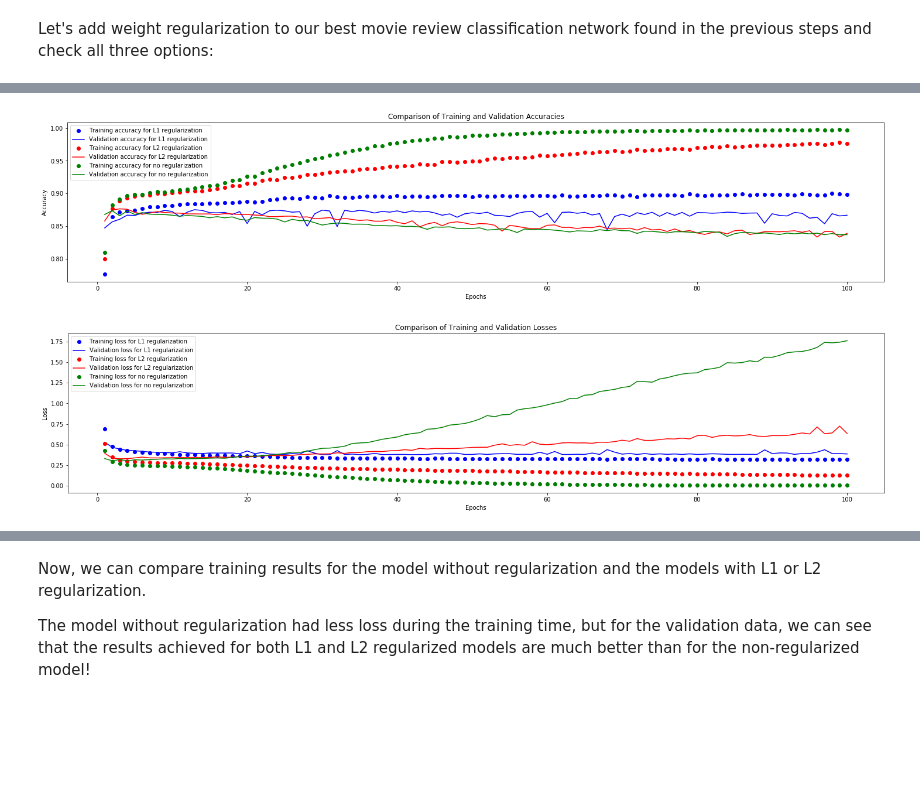
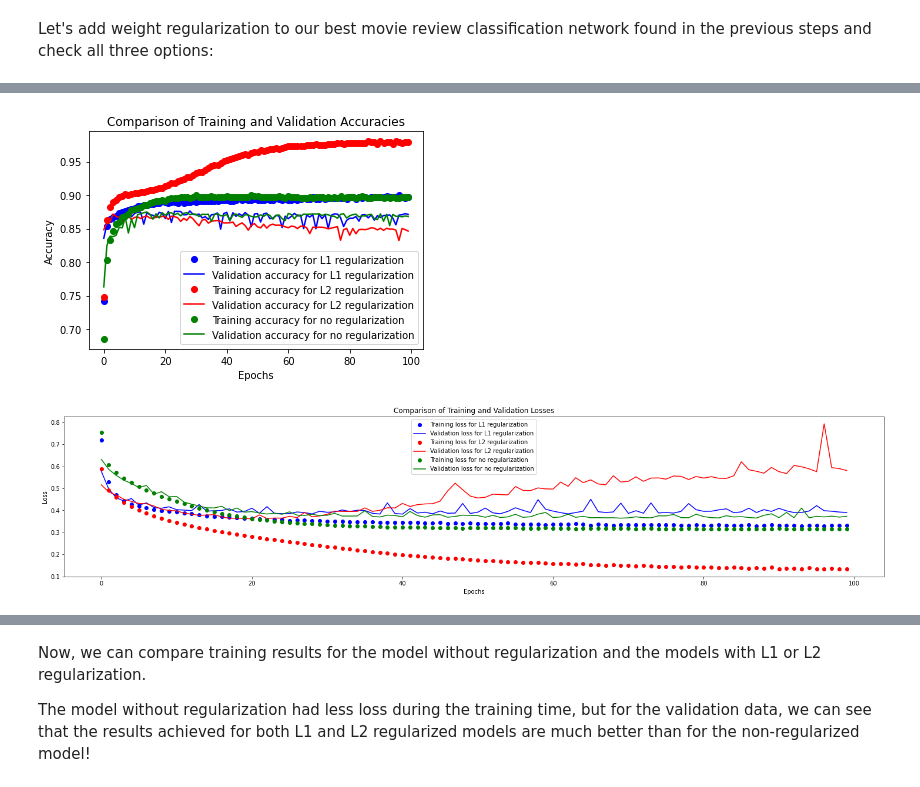
Before and after one commit to WykwalifikowanyProgramista7000/Magisterka, a Jupyter notebook: CI/lab02/AH-Lecture-Overfitting-and-Underfitting.ipynb, the cells around one changed output, grey strips where cells are left out. Cells and saved outputs as stored; diff of their text form; code cells hidden in the pictures; blank space fills up the shorter version.

```diff
--- a/CI/lab02/AH-Lecture-Overfitting-and-Underfitting.ipynb
+++ b/CI/lab02/AH-Lecture-Overfitting-and-Underfitting.ipynb
@@ -603,27 +595,27 @@ Epoch 100/100
 # %%
 # Compare the accuracies of three training processes
 acc1 = historyL1.history['acc']
 val_acc1 = historyL1.history['val_acc']
 acc2 = historyL2.history['acc']
 val_acc2 = historyL2.history['val_acc']
-acc3 = history3.history['acc']
-val_acc3 = history3.history['val_acc']
+acc3 = historyL3.history['acc']
+val_acc3 = historyL3.history['val_acc']
 
 PlotThreeAccuracyComparison(acc1, val_acc1, acc2, val_acc2, acc3, val_acc3, 'L1 regularization', 'L2 regularization', 'no regularization')
 # %% [output]
-[figure, old version]
+[figure, new version]
 # %%
 # Compare the losses of three training processes
 loss1 = historyL1.history['loss']
 val_loss1 = historyL1.history['val_loss']
 loss2 = historyL2.history['loss']
 val_loss2 = historyL2.history['val_loss']
-loss3 = history3.history['loss']
-val_loss3 = history3.history['val_loss']
+loss3 = historyL3.history['loss']
+val_loss3 = historyL3.history['val_loss']
 
 PlotThreeLossComparison(loss1, val_loss1, loss2, val_loss2, loss3, val_loss3, 'L1 regularization', 'L2 regularization', 'no regularization')
 # %% [output]
-[figure, old version]
+[figure, new version]
 # %%
 argmax1 = np.argmax(val_acc1)
 argmax2 = np.argmax(val_acc2)
```
Also changed, not shown: parts of 58 cells of this notebook, 29 other files.
